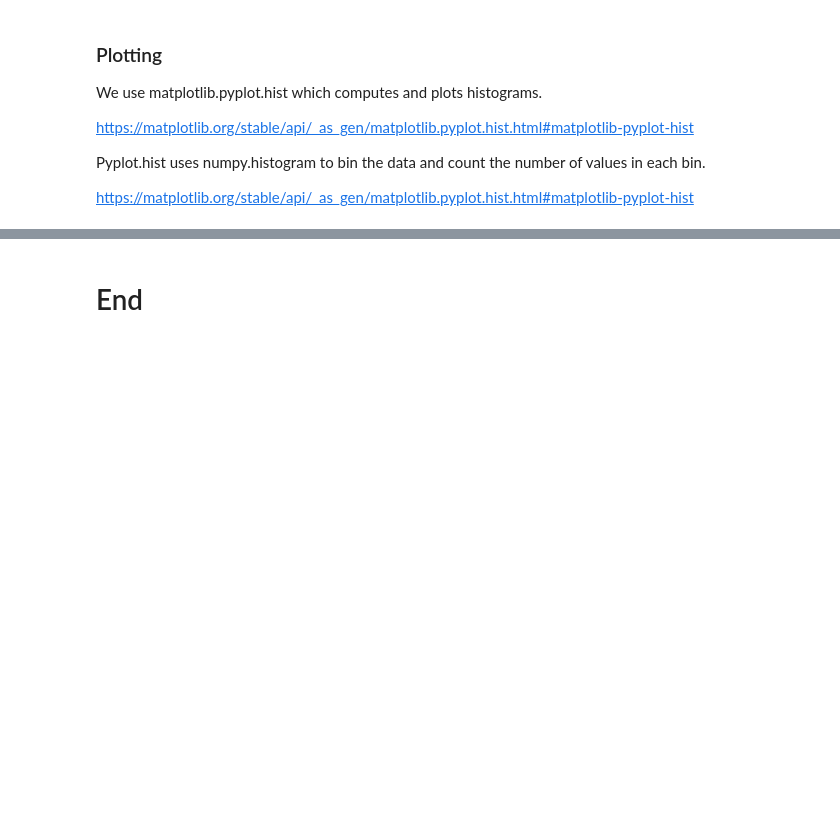
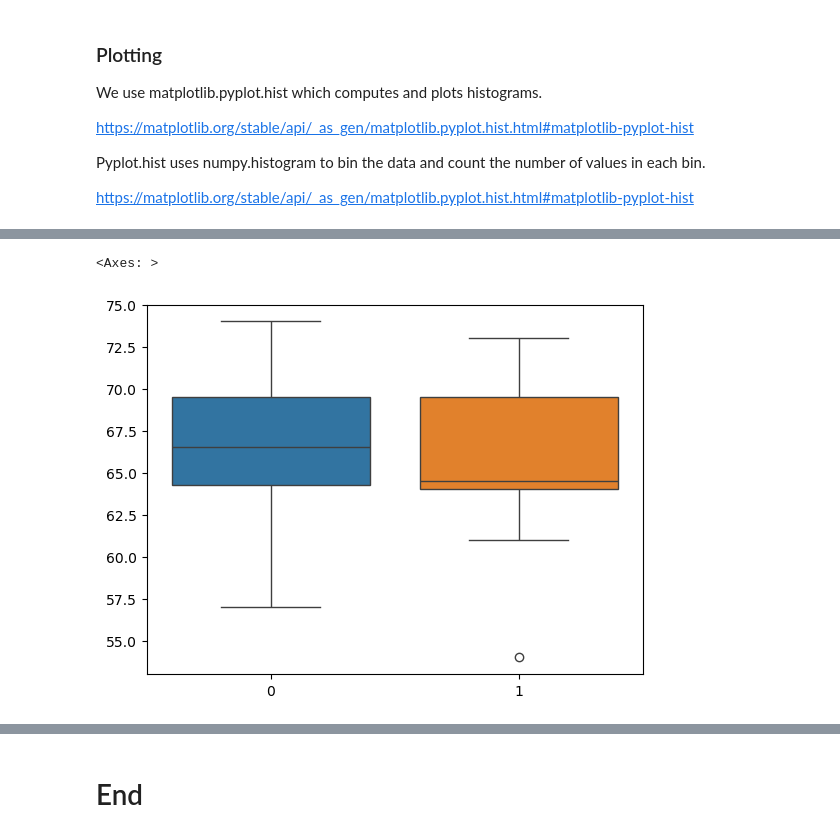
Before and after one commit to PCM11/applied-statistics, a Jupyter notebook: tasks.ipynb, the cells around one changed output, grey strips where cells are left out. Drawn from its saved outputs; the diff is of its cells as text; code cells hidden in the pictures; blank space fills up the shorter version.

```diff
--- a/tasks.ipynb
+++ b/tasks.ipynb
@@ -269,0 +372,6 @@ ax.hist(data, edgecolor='black', density=True, bins=np.linspace (-1,21,35));
+# %%
+# Box plot.
+sns.boxplot(data =[group_a, group_b])
+# %% [output]
+<Axes: >
+[figure, added]
```
Also changed, not shown: parts of 28 cells of this notebook, 3 other files.
